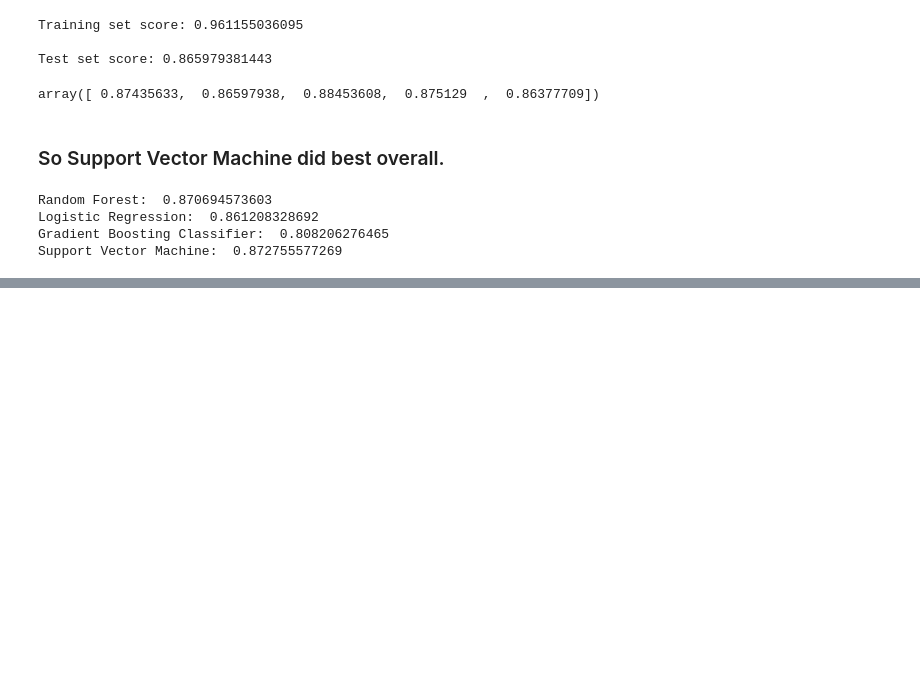
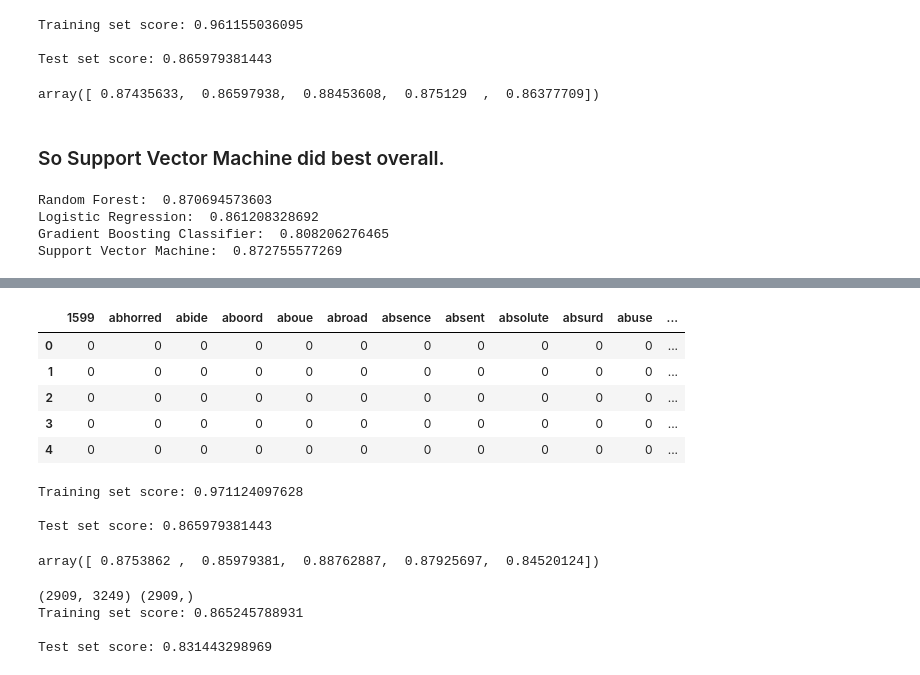
Before and after one commit to VincentG123/ThinkfulBootcamp, a Jupyter notebook: NLP_Challenge_Shakespeare.ipynb, the cells around one changed output, grey strips where cells are left out. Drawn from its saved outputs; the diff is of its cells as text; code cells hidden in the pictures; blank space fills up the shorter version.

```diff
--- a/NLP_Challenge_Shakespeare.ipynb
+++ b/NLP_Challenge_Shakespeare.ipynb
@@ -271,0 +358,34 @@ Support Vector Machine:  0.872755577269
+# %%
+# Each value is the count of the times the word appears in each sentence.
+def ifidf_features(sentences, common_words):
+
+    # Scaffold the data frame and initialize counts to zero.
+    df = pd.DataFrame(columns=common_words)
+    df['text_sentence'] = sentences[0]
+    df['text_source'] = sentences[1]
+    df.loc[:, common_words] = 0
+
+    # Process each row, counting the occurrence of words in each sentence.
+    for i, sentence in enumerate(df['text_sentence']):
+
+        # Convert the sentence to lemmas, then filter out punctuation,
+        # stop words, and uncommon words.
+        words = [token.lemma_
+                 for token in sentence
+                 if (
+                     not token.is_punct
+                     and not token.is_stop
+                     and token.lemma_ in common_words
+                 )]
+
+        # Populate the row with word counts.
+        for word in words:
+            df.loc[i, word] += tfidf_bypara[0][word]
+
+        # This counter is just to make sure the kernel didn't hang.
+        if i % 500 == 0:
+            print("Processing row {}".format(i))
+
+    return df
+# %%
+ifidf_df = ifidf_features(sentences, terms)
@@ -271,0 +403,44 @@ Support Vector Machine:  0.872755577269
+# %%
+ifidf_df.head()
+# %% [output]
+|  | 1599 | abhorred | abide | aboord | aboue | abroad | absence | absent | absolute | absurd | abuse | ... |
+| 0 | 0 | 0 | 0 | 0 | 0 | 0 | 0 | 0 | 0 | 0 | 0 | ... |
+| 1 | 0 | 0 | 0 | 0 | 0 | 0 | 0 | 0 | 0 | 0 | 0 | ... |
+| 2 | 0 | 0 | 0 | 0 | 0 | 0 | 0 | 0 | 0 | 0 | 0 | ... |
+| 3 | 0 | 0 | 0 | 0 | 0 | 0 | 0 | 0 | 0 | 0 | 0 | ... |
+| 4 | 0 | 0 | 0 | 0 | 0 | 0 | 0 | 0 | 0 | 0 | 0 | ... |
+# %%
+rfc2 = ensemble.RandomForestClassifier()
+Y2 = ifidf_df['text_source']
+X2 = np.array(ifidf_df.drop(['text_sentence','text_source'], 1))
+
+X2_train, X2_test, y2_train, y2_test = train_test_split(X2,
+                                                    Y2,
+                                                    test_size=0.4,
+                                                    random_state=0)
+rfc2.fit(X2_train, y2_train)
+
+print('Training set score:', rfc2.score(X2_train, y2_train))
+print('\nTest set score:', rfc2.score(X2_test, y2_test))
+# %% [output]
+Training set score: 0.971124097628
+
+Test set score: 0.865979381443
+# %%
+scores_rfc2 = cross_val_score(rfc2, X2, Y2, cv=5)
+scores_rfc2
+# %% [output]
+array([ 0.8753862 ,  0.85979381,  0.88762887,  0.87925697,  0.84520124])
+# %%
+lr2 = LogisticRegression(solver='newton-cg')
+
+lr2.fit(X2_train, y2_train)
+
+print(X2_train.shape, y2_train.shape)
+print('Training set score:', lr2.score(X2_train, y2_train))
+print('\nTest set score:', lr2.score(X2_test, y2_test))
+# %% [output]
+(2909, 3249) (2909,)
+Training set score: 0.865245788931
+
+Test set score: 0.831443298969
```
Also changed, not shown: parts of 42 cells of this notebook, 1 other file.
